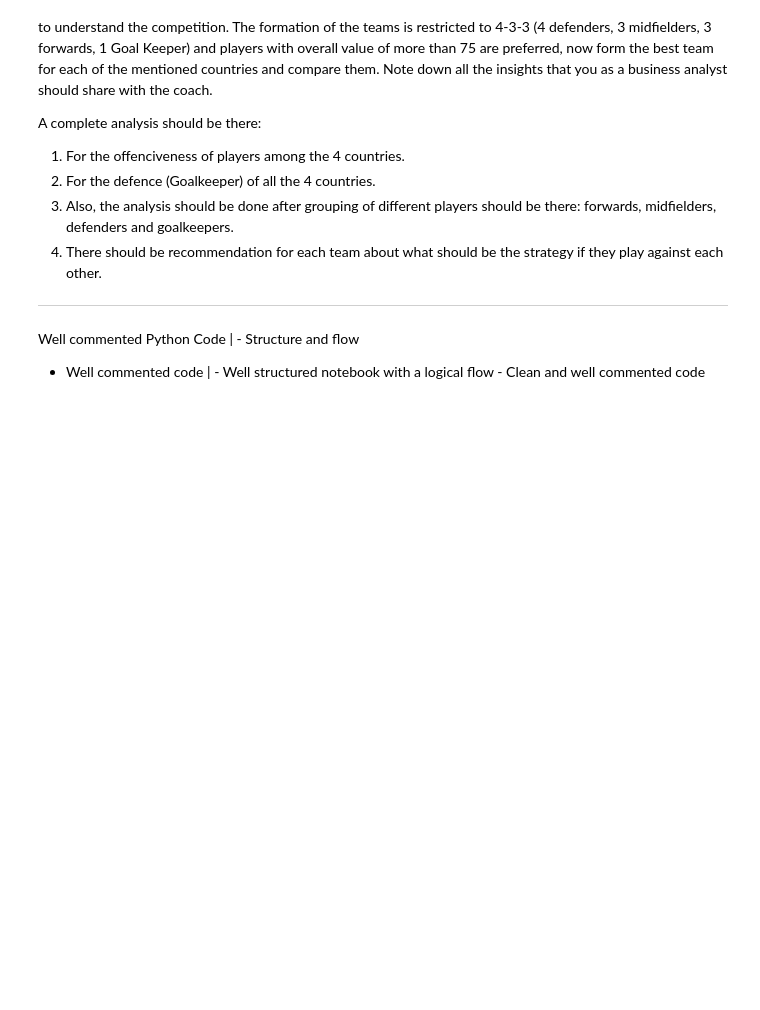
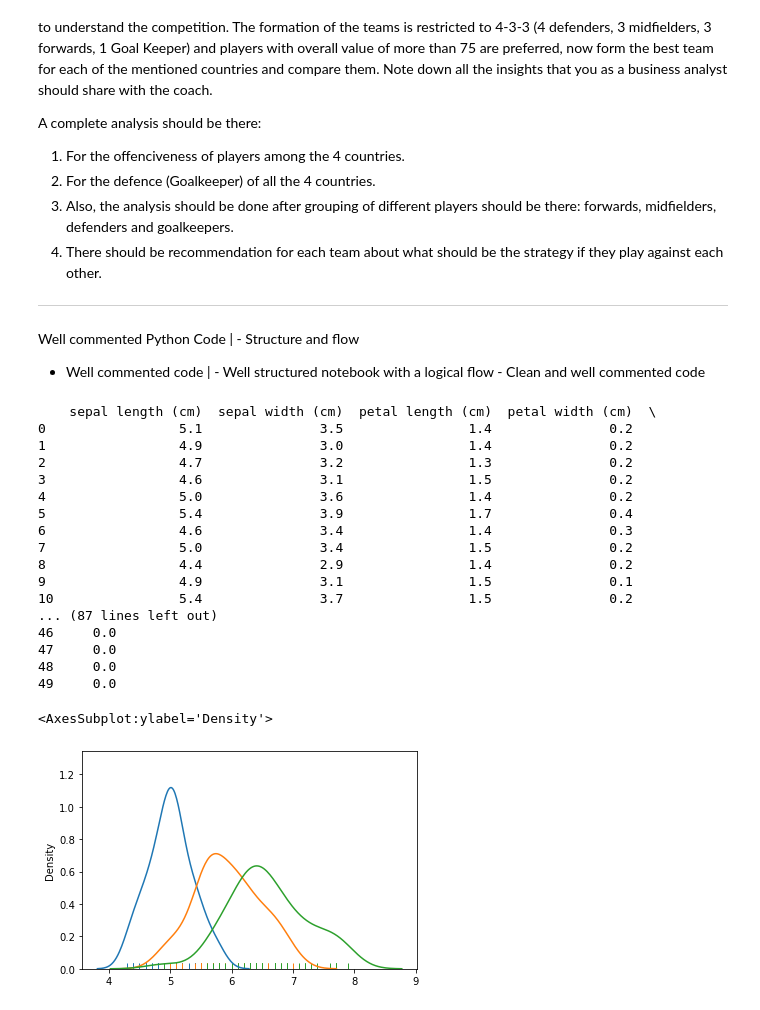
Before and after one commit to ayodm/AI-ML-UT-Austin-, a Jupyter notebook: FIFA data Analysis Working NB.ipynb, the cells around one changed output. Saved outputs shown, nothing was run; the diff lists cells and outputs as text; code cells hidden in the pictures; blank space fills up the shorter version.

```diff
--- a/FIFA data Analysis Working NB.ipynb
+++ b/FIFA data Analysis Working NB.ipynb
@@ -109,3 +109,45 @@ for sumname in sum_cols:
     except:
         print("lol welp")
 fdata[sum_cols].info()
+# %%
+import numpy as np
+import pandas as pd
+from sklearn.datasets import load_iris
+import seaborn as sns
+import warnings
+warnings.filterwarnings('ignore')
+
+iris = load_iris()
+iris = pd.DataFrame(data=np.c_[iris['data'], iris['target']],
+                    columns=iris['feature_names'] + ['target'])
+print(target_0)
+# Sort the dataframe by target
+target_0 = iris.loc[iris['target'] == 0]
+target_1 = iris.loc[iris['target'] == 1]
+target_2 = iris.loc[iris['target'] == 2]
+
+sns.distplot(target_0[['sepal length (cm)']], hist=False, rug=True)
+sns.distplot(target_1[['sepal length (cm)']], hist=False, rug=True)
+sns.distplot(target_2[['sepal length (cm)']], hist=False, rug=True)
+
+#sns.plt.show()
+# %% [output]
+    sepal length (cm)  sepal width (cm)  petal length (cm)  petal width (cm)  \
+0                 5.1               3.5                1.4               0.2
+1                 4.9               3.0                1.4               0.2
+2                 4.7               3.2                1.3               0.2
+3                 4.6               3.1                1.5               0.2
+4                 5.0               3.6                1.4               0.2
+5                 5.4               3.9                1.7               0.4
+6                 4.6               3.4                1.4               0.3
+7                 5.0               3.4                1.5               0.2
+8                 4.4               2.9                1.4               0.2
+9                 4.9               3.1                1.5               0.1
+10                5.4               3.7                1.5               0.2
+... (87 lines left out)
+46     0.0
+47     0.0
+48     0.0
+49     0.0
+<AxesSubplot:ylabel='Density'>
+[figure, added]
```
Also changed, not shown: parts of 1 cell of this notebook, 1 other file.
